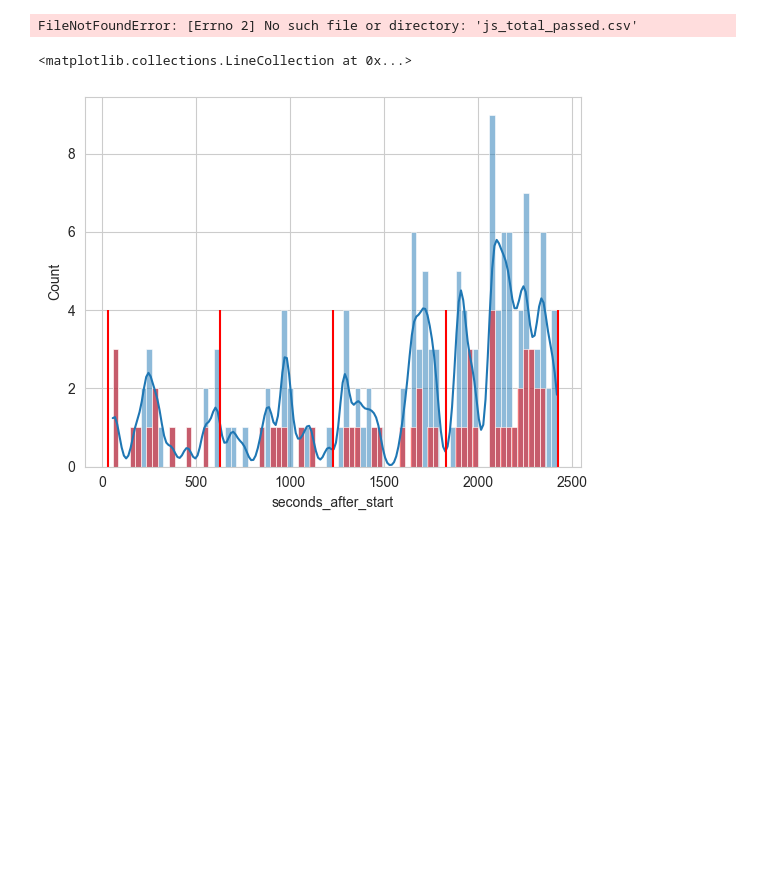
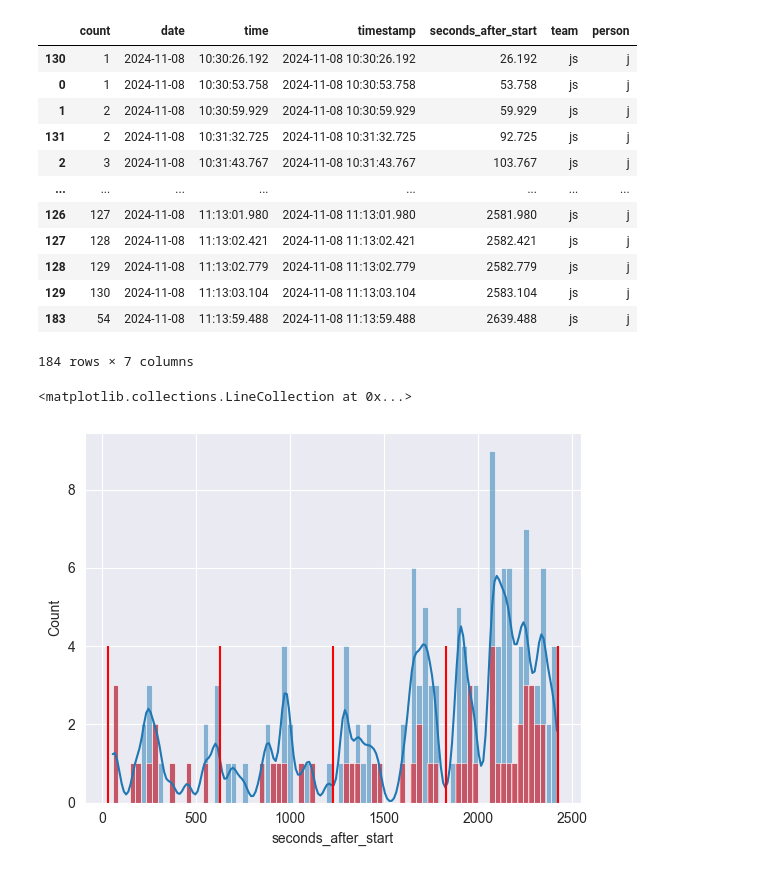
Before and after one commit to julianstrietzel/experiments_power_analysis, a Jupyter notebook: exp_2/data_formation.ipynb, the cells around one changed output. Saved outputs shown, nothing was run; the diff lists cells and outputs as text; code cells hidden in the pictures; blank space fills up the shorter version.

```diff
--- a/exp_2/data_formation.ipynb
+++ b/exp_2/data_formation.ipynb
@@ -11,16 +12,14 @@ import matplotlib.pyplot as plt
 # %%
-js_passed = pd.read_csv( "js_total_passed.csv")
+js_passed = pd.read_csv( "raw_data/1_js_passed_double.csv")
 js_passed["team"] = "js"
 js_passed.drop(columns="id6 628 ", inplace=True, axis="columns")
 
 
-j_handed = pd.read_csv( "j_handed_out.csv")
+j_handed = pd.read_csv( "raw_data/1_j_handed.csv")
 j_handed["person"] = "j"
-s_handed = pd.read_csv( "s_handed_out.csv")
+s_handed = pd.read_csv( 'raw_data/1_s_handed.csv')
 s_handed["person"] = "s"
 js_handed = pd.concat([j_handed, s_handed], ignore_index=True)[["count", "date", "time", "person"]]
 js_handed["team"] = "js"
 js_handed.sort_values(by=["time"], inplace=True)
-# %% [output]
-FileNotFoundError: [Errno 2] No such file or directory: 'js_total_passed.csv'
 # %%
@@ -163,6 +162,22 @@ j_passed_2_double.sort_values(by=["timestamp"], inplace=True)
 s_passed_2_double.sort_values(by=["timestamp"], inplace=True)
 v_passed_2_double.sort_values(by=["timestamp"], inplace=True)
 w_passed_2_double.sort_values(by=["timestamp"], inplace=True)
+# %%
+j_passed_2_double
+# %% [output]
+|  | count | date | time | timestamp | seconds_after_start | team | person |
+| 130 | 1 | 2024-11-08 | 10:30:26.192 | 2024-11-08 10:30:26.192 | 26.192 | js | j |
+| 0 | 1 | 2024-11-08 | 10:30:53.758 | 2024-11-08 10:30:53.758 | 53.758 | js | j |
+| 1 | 2 | 2024-11-08 | 10:30:59.929 | 2024-11-08 10:30:59.929 | 59.929 | js | j |
+| 131 | 2 | 2024-11-08 | 10:31:32.725 | 2024-11-08 10:31:32.725 | 92.725 | js | j |
+| 2 | 3 | 2024-11-08 | 10:31:43.767 | 2024-11-08 10:31:43.767 | 103.767 | js | j |
+| ... | ... | ... | ... | ... | ... | ... | ... |
+| 126 | 127 | 2024-11-08 | 11:13:01.980 | 2024-11-08 11:13:01.980 | 2581.980 | js | j |
+| 127 | 128 | 2024-11-08 | 11:13:02.421 | 2024-11-08 11:13:02.421 | 2582.421 | js | j |
+| 128 | 129 | 2024-11-08 | 11:13:02.779 | 2024-11-08 11:13:02.779 | 2582.779 | js | j |
+| 129 | 130 | 2024-11-08 | 11:13:03.104 | 2024-11-08 11:13:03.104 | 2583.104 | js | j |
+| 183 | 54 | 2024-11-08 | 11:13:59.488 | 2024-11-08 11:13:59.488 | 2639.488 | js | j |
+184 rows × 7 columns
 # %%
 plt = sns.histplot(w_passed_2_double["seconds_after_start"], binwidth=30, kde=True, kde_kws={"bw_adjust": 0.1})
 sns.histplot(w_handed_2["seconds_after_start"], binwidth=30, color="red", alpha=0.5)
```
Also changed, not shown: parts of 11 cells of this notebook, 1 other file.
